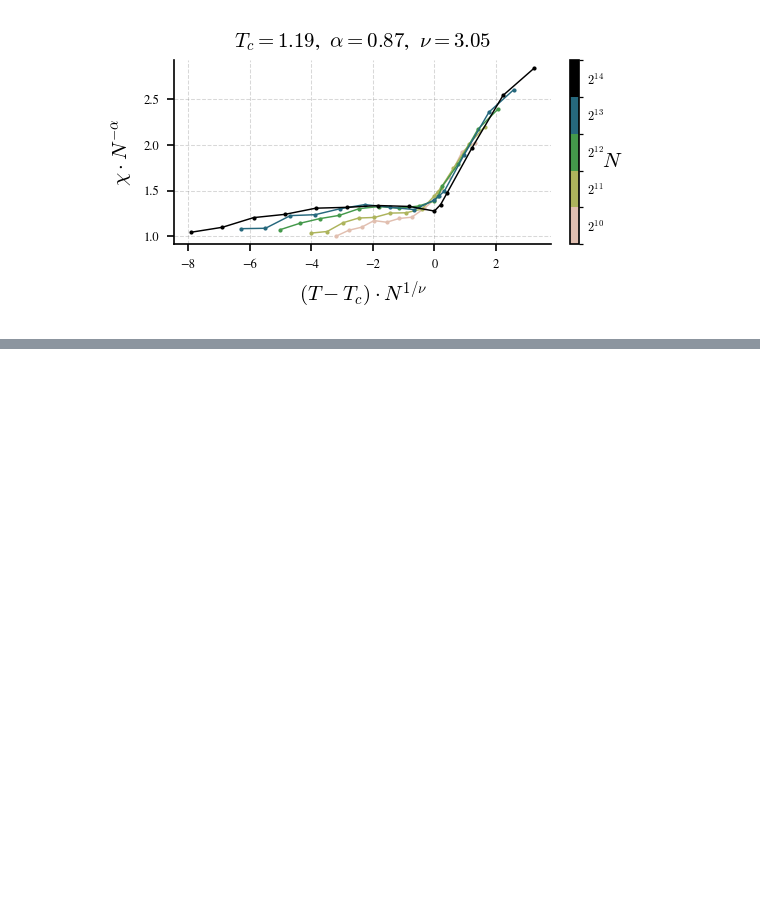
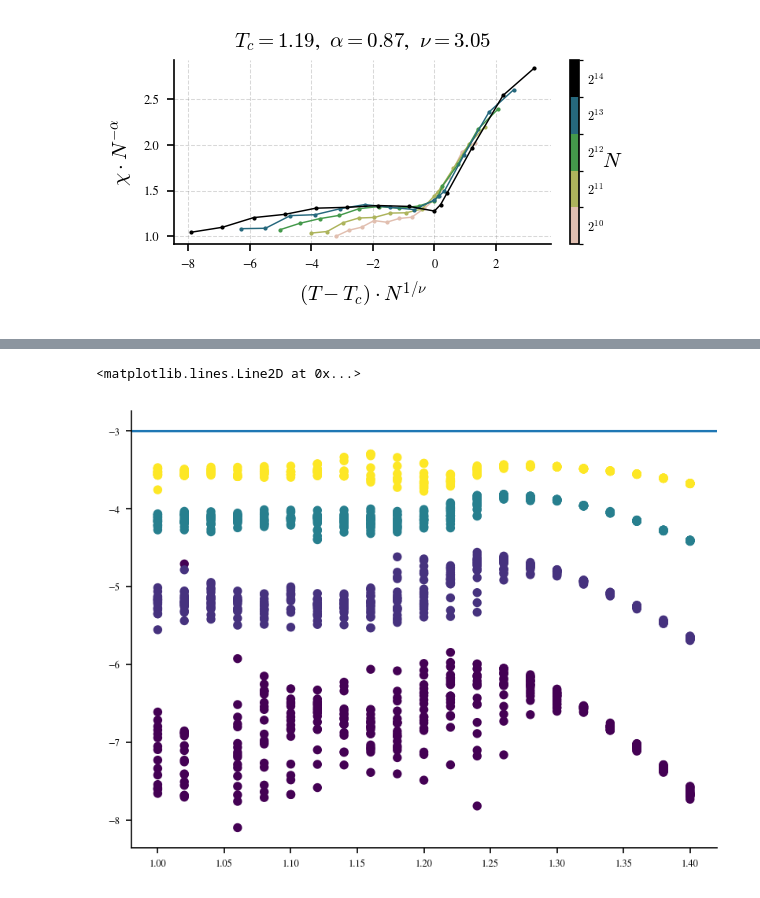
Before and after one commit to CristopherErazo/Hopfield_Dimensionality, a Jupyter notebook: notebooks/11-02-26-Corrections.ipynb, the cells around one changed output, grey strips where cells are left out. Drawn from its saved outputs; the diff is of its cells as text; code cells hidden in the pictures; blank space fills up the shorter version.

```diff
--- a/notebooks/11-02-26-Corrections.ipynb
+++ b/notebooks/11-02-26-Corrections.ipynb
@@ -225,0 +307,6 @@ params = make_params_dict(names)
+# %%
+plt.scatter(data['T'],data['logKL'],c=data['N'],cmap='viridis',s=20)
+plt.axhline(-3)
+# %% [output]
+<matplotlib.lines.Line2D at 0x...>
+[figure, added]
```
Also changed, not shown: parts of 6 cells of this notebook, 1 other file.
